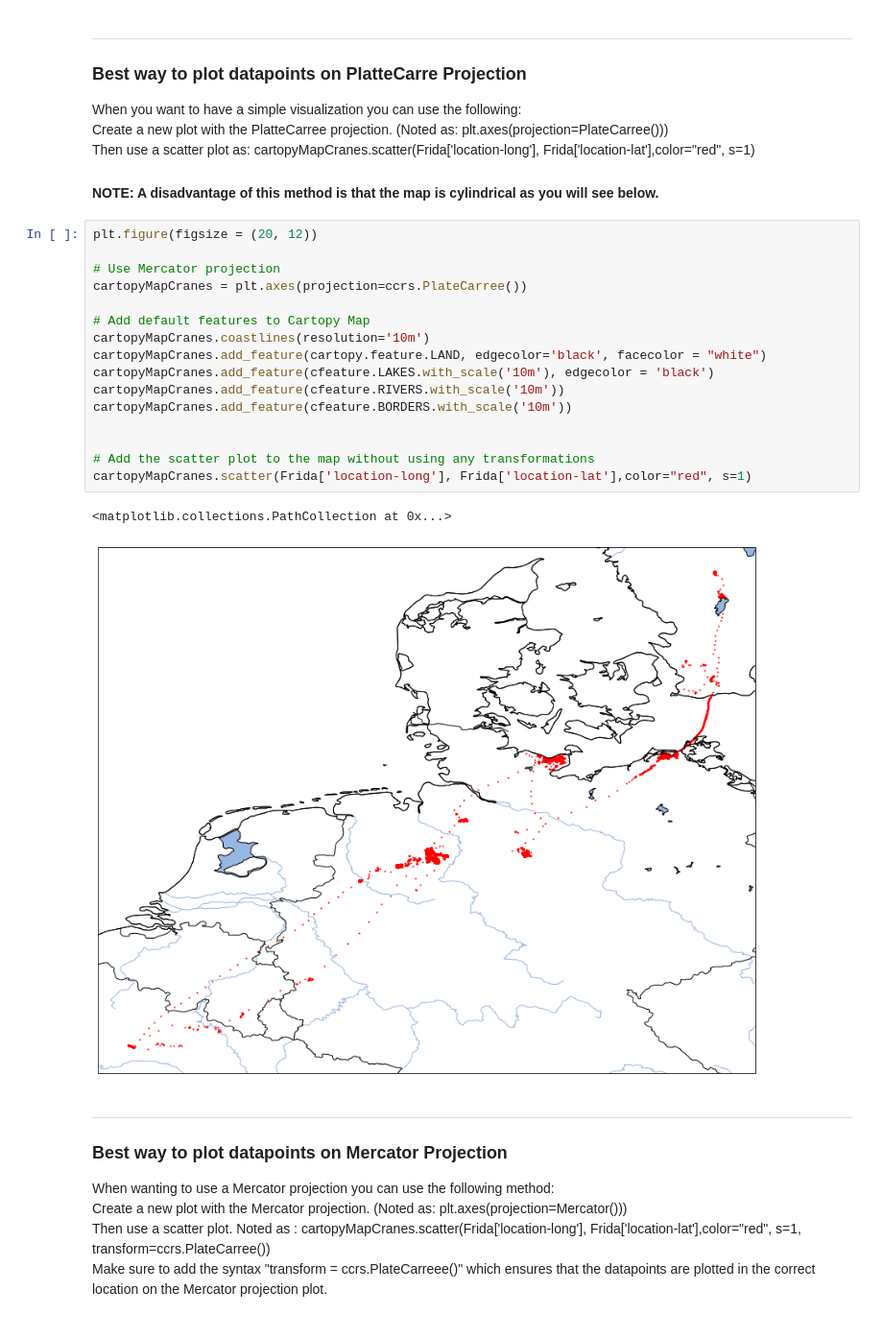
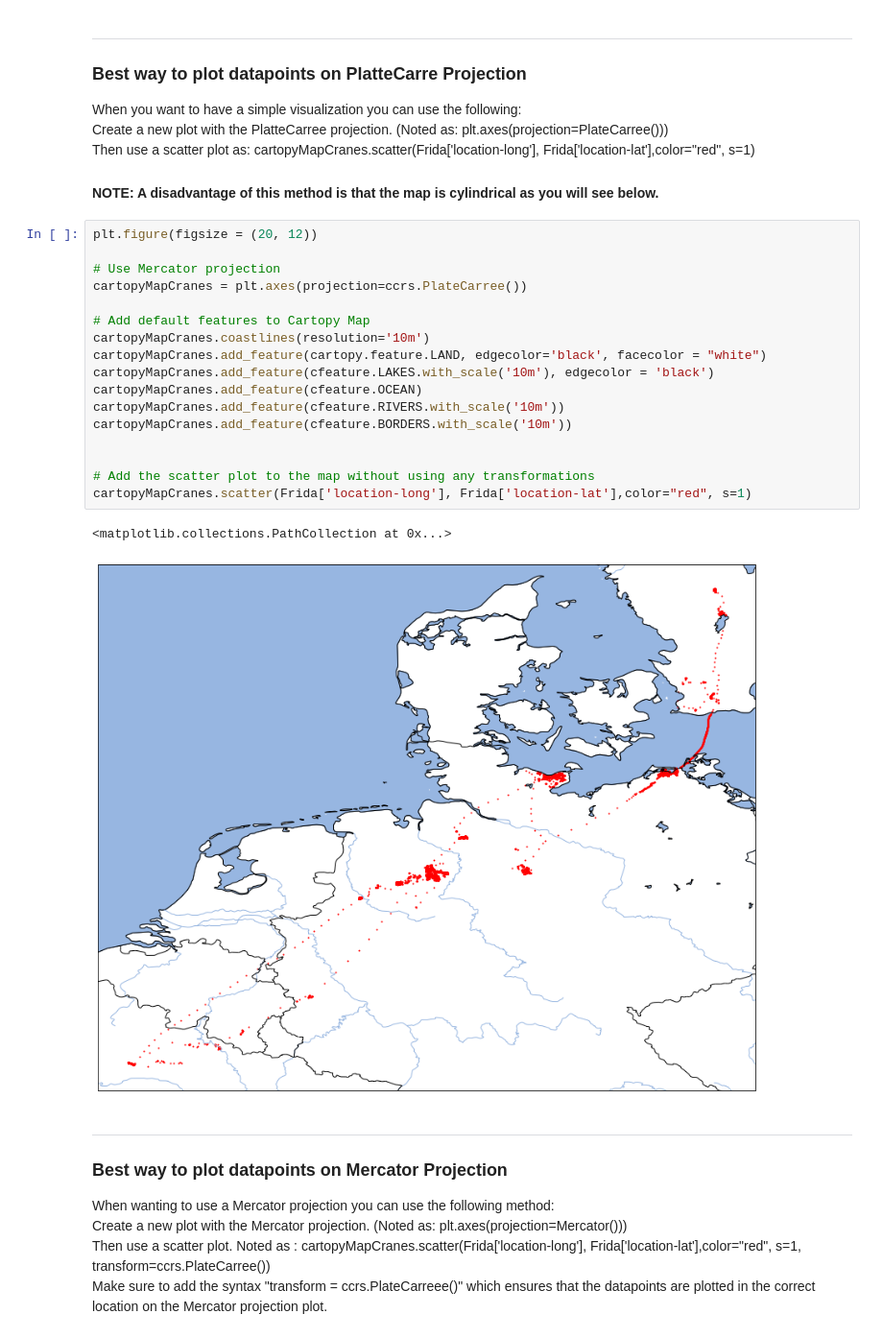
Before and after one commit to The-GeoStack-Project/GeoStack-Workshop, a Jupyter notebook: Geostack-Workshop-Content/Part-1-Data-processing/Notebooks/Solution/Solution-Data-processing.ipynb, the cells around one changed output. Shown at 96% size. Cells and saved outputs as stored; diff of their text form.

```diff
--- a/Geostack-Workshop-Content/Part-1-Data-processing/Notebooks/Solution/Solution-Data-processing.ipynb
+++ b/Geostack-Workshop-Content/Part-1-Data-processing/Notebooks/Solution/Solution-Data-processing.ipynb
@@ -319,22 +319,23 @@ Then use a scatter plot as: cartopyMapCranes.scatter(Frida['location-long'], Fri
 # %%
 plt.figure(figsize = (20, 12))
 
 # Use Mercator projection
 cartopyMapCranes = plt.axes(projection=ccrs.PlateCarree())
 
 # Add default features to Cartopy Map
 cartopyMapCranes.coastlines(resolution='10m')
 cartopyMapCranes.add_feature(cartopy.feature.LAND, edgecolor='black', facecolor = "white")
 cartopyMapCranes.add_feature(cfeature.LAKES.with_scale('10m'), edgecolor = 'black')
+cartopyMapCranes.add_feature(cfeature.OCEAN)
 cartopyMapCranes.add_feature(cfeature.RIVERS.with_scale('10m'))
 cartopyMapCranes.add_feature(cfeature.BORDERS.with_scale('10m'))
 
 
 # Add the scatter plot to the map without using any transformations
 cartopyMapCranes.scatter(Frida['location-long'], Frida['location-lat'],color="red", s=1)
 # %% [output]
 <matplotlib.collections.PathCollection at 0x...>
-[figure, old version]
+[figure, new version]
 # %% [markdown]
 ---
 
```
Also changed, not shown: parts of 4 cells of this notebook.
